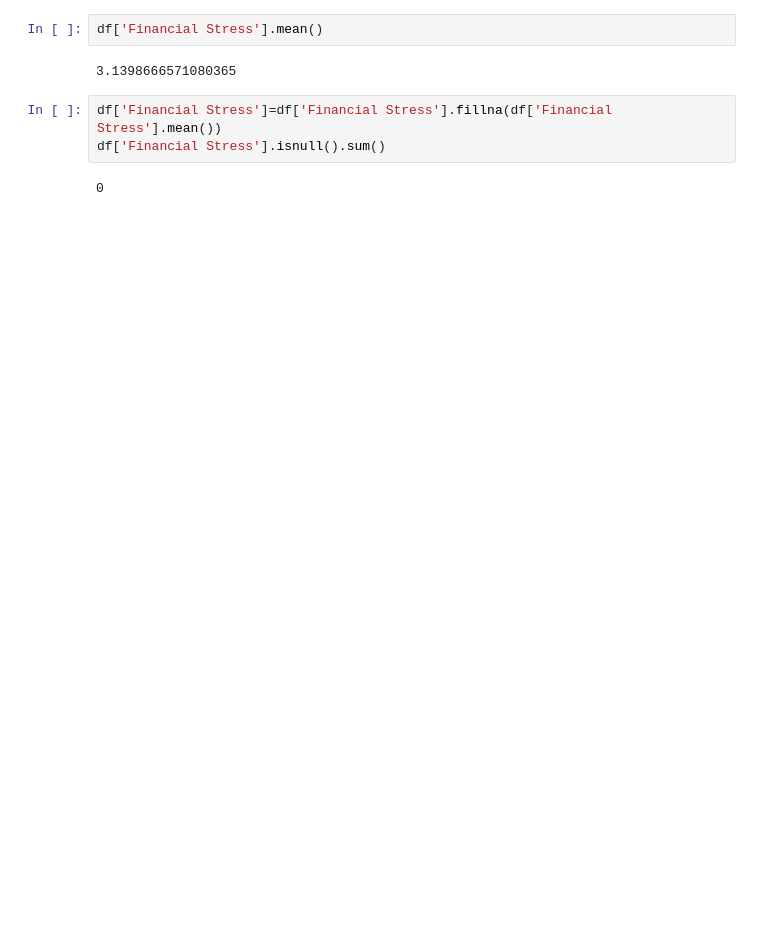
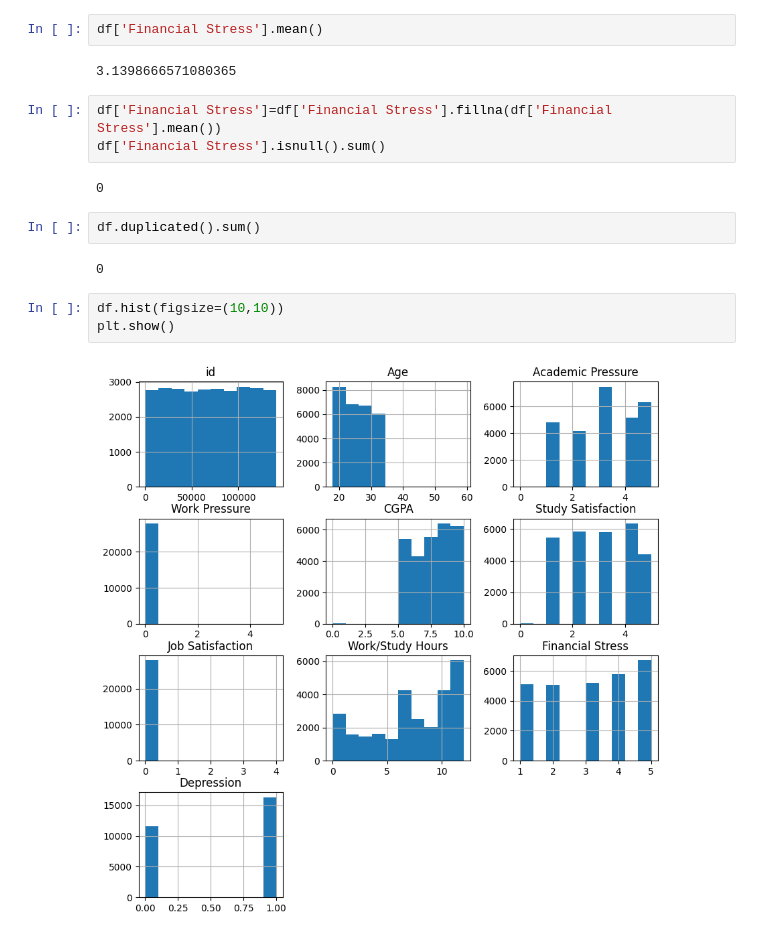
Before and after one commit to tech-era360/Ashish-kumar-portfolio, a Jupyter notebook: analyze_student_depression.ipynb, the cells around one changed output. Cells and saved outputs as stored; diff of their text form; blank space fills up the shorter version.

```diff
--- a/analyze_student_depression.ipynb
+++ b/analyze_student_depression.ipynb
@@ -78,3 +78,12 @@ df['Financial Stress']=df['Financial Stress'].fillna(df['Financial Stress'].mean
 df['Financial Stress'].isnull().sum()
 # %% [output]
 0
+# %%
+df.duplicated().sum()
+# %% [output]
+0
+# %%
+df.hist(figsize=(10,10))
+plt.show()
+# %% [output]
+[figure, added]
```
